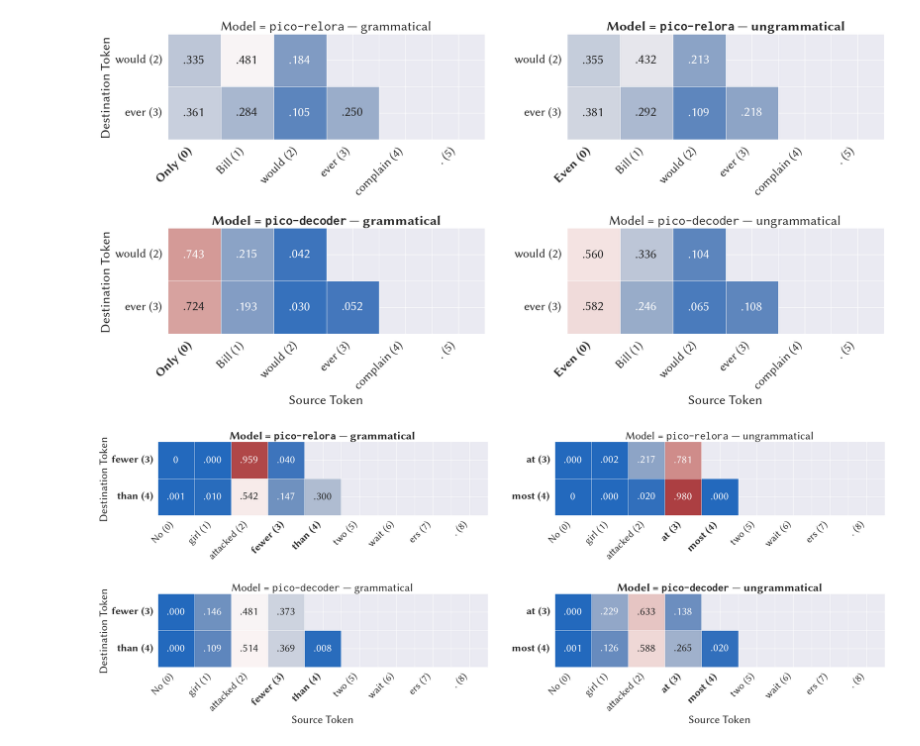
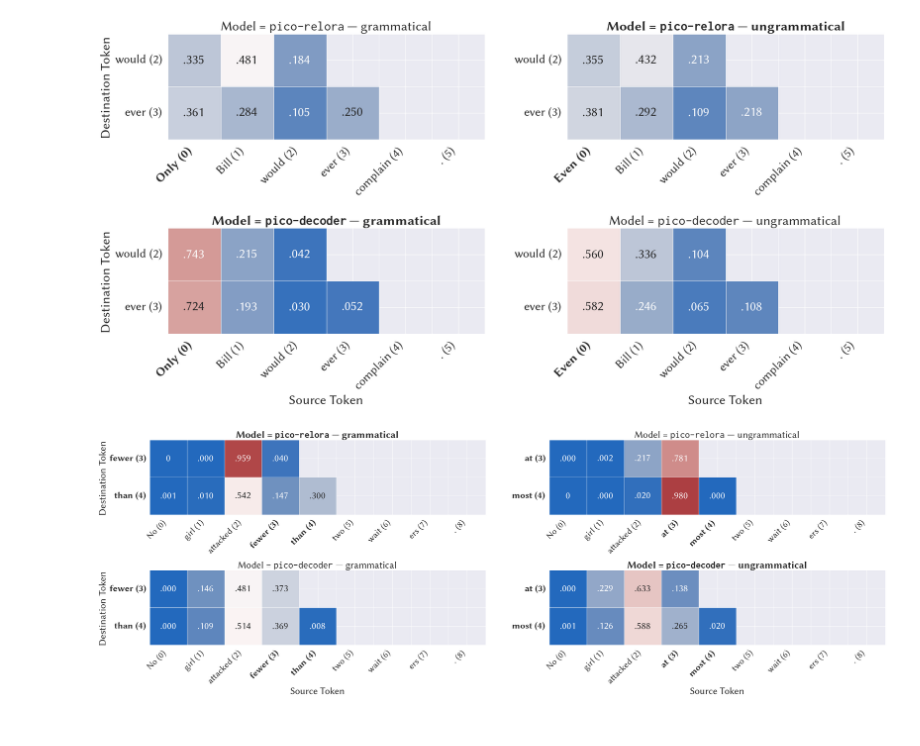
Before and after one commit to Yu-val-weiss/relora-pico, a Jupyter notebook: notebooks/attn-scores.ipynb, the cells around one changed output. Cells and saved outputs as stored; diff of their text form; code cells hidden in the pictures.

Commit message:
update plots

```diff
--- a/notebooks/attn-scores.ipynb
+++ b/notebooks/attn-scores.ipynb
@@ -455,15 +455,15 @@ comparison_plot(
 # %%
 comparison_plot(
     sent_pair=2,
     layer=11,
     head=4,
     filename="qnt-attn-score-l11h4",
     show_bar=False,
     height=5,
-    font_scale=2.1,
+    font_scale=2.2,
     focus_row=[3, 4],
-    aspect=2.5,
+    aspect=3,
     share_labels=True,
 )
 # %% [output]
-[figure, old version]
+[figure, new version]
```
Also changed, not shown: parts of 2 cells of this notebook, 10 other files.
